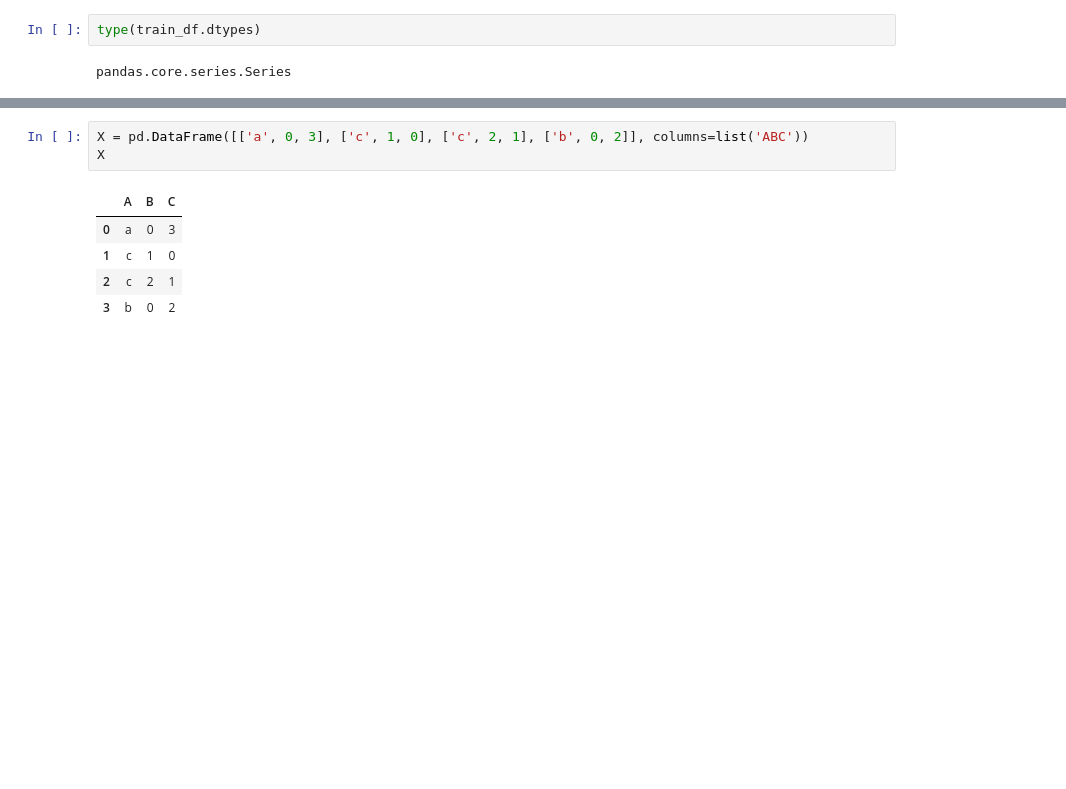
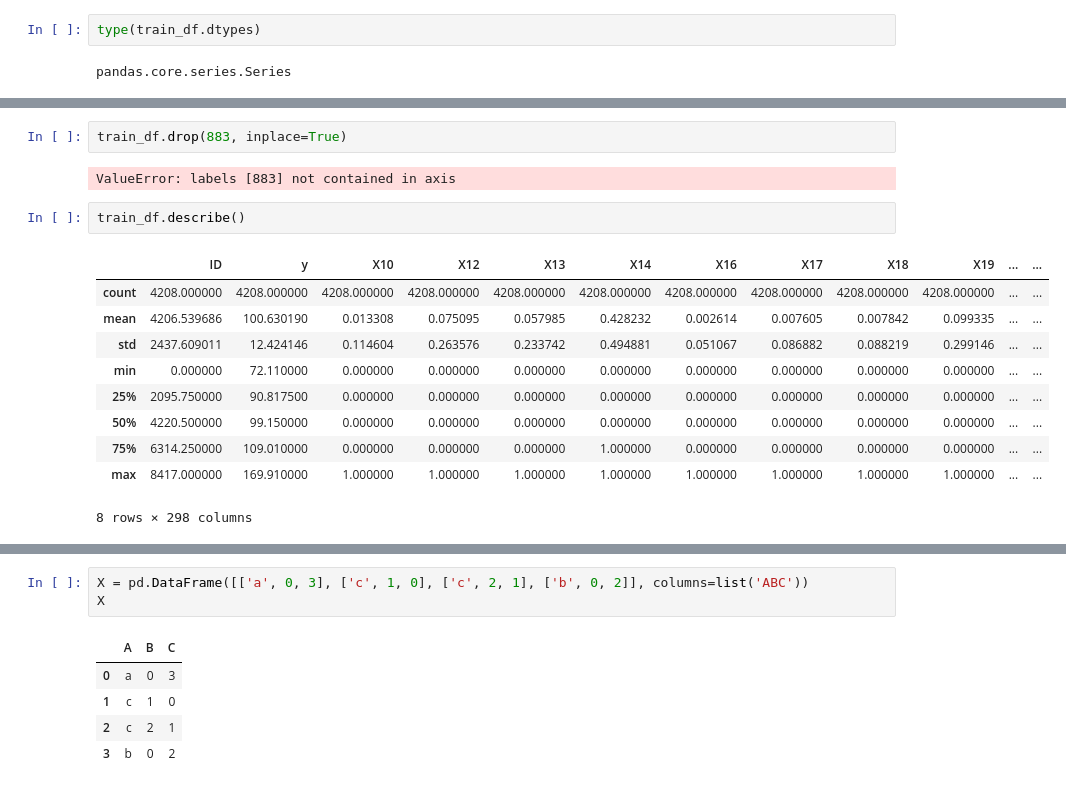
Before and after one commit to fridayguo/kaggle_start, a Jupyter notebook: car/car_note.ipynb, the cells around one changed output, grey strips where cells are left out. Saved outputs shown, nothing was run; the diff lists cells and outputs as text; blank space fills up the shorter version.

```diff
--- a/car/car_note.ipynb
+++ b/car/car_note.ipynb
@@ -180,3 +200,20 @@ memory usage: 11.8+ MB
+# %%
+train_df.drop(883, inplace=True)
+# %% [output]
+ValueError: labels [883] not contained in axis
+# %%
+train_df.describe()
+# %% [output]
+|  | ID | y | X10 | X12 | X13 | X14 | X16 | X17 | X18 | X19 | ... | ... |
+| count | 4208.000000 | 4208.000000 | 4208.000000 | 4208.000000 | 4208.000000 | 4208.000000 | 4208.000000 | 4208.000000 | 4208.000000 | 4208.000000 | ... | ... |
+| mean | 4206.539686 | 100.630190 | 0.013308 | 0.075095 | 0.057985 | 0.428232 | 0.002614 | 0.007605 | 0.007842 | 0.099335 | ... | ... |
+| std | 2437.609011 | 12.424146 | 0.114604 | 0.263576 | 0.233742 | 0.494881 | 0.051067 | 0.086882 | 0.088219 | 0.299146 | ... | ... |
+| min | 0.000000 | 72.110000 | 0.000000 | 0.000000 | 0.000000 | 0.000000 | 0.000000 | 0.000000 | 0.000000 | 0.000000 | ... | ... |
+| 25% | 2095.750000 | 90.817500 | 0.000000 | 0.000000 | 0.000000 | 0.000000 | 0.000000 | 0.000000 | 0.000000 | 0.000000 | ... | ... |
+| 50% | 4220.500000 | 99.150000 | 0.000000 | 0.000000 | 0.000000 | 0.000000 | 0.000000 | 0.000000 | 0.000000 | 0.000000 | ... | ... |
+| 75% | 6314.250000 | 109.010000 | 0.000000 | 0.000000 | 0.000000 | 1.000000 | 0.000000 | 0.000000 | 0.000000 | 0.000000 | ... | ... |
+| max | 8417.000000 | 169.910000 | 1.000000 | 1.000000 | 1.000000 | 1.000000 | 1.000000 | 1.000000 | 1.000000 | 1.000000 | ... | ... |
+8 rows × 298 columns
 # %%
 import matplotlib.pyplot as plt
 import seaborn as sns
```
Also changed, not shown: parts of 19 cells of this notebook, 1 other file.
